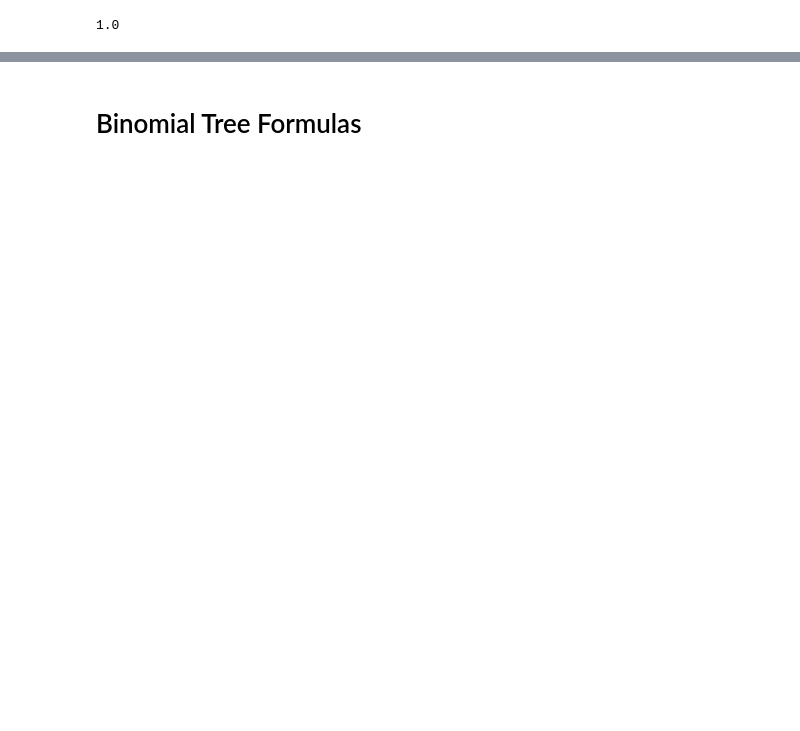
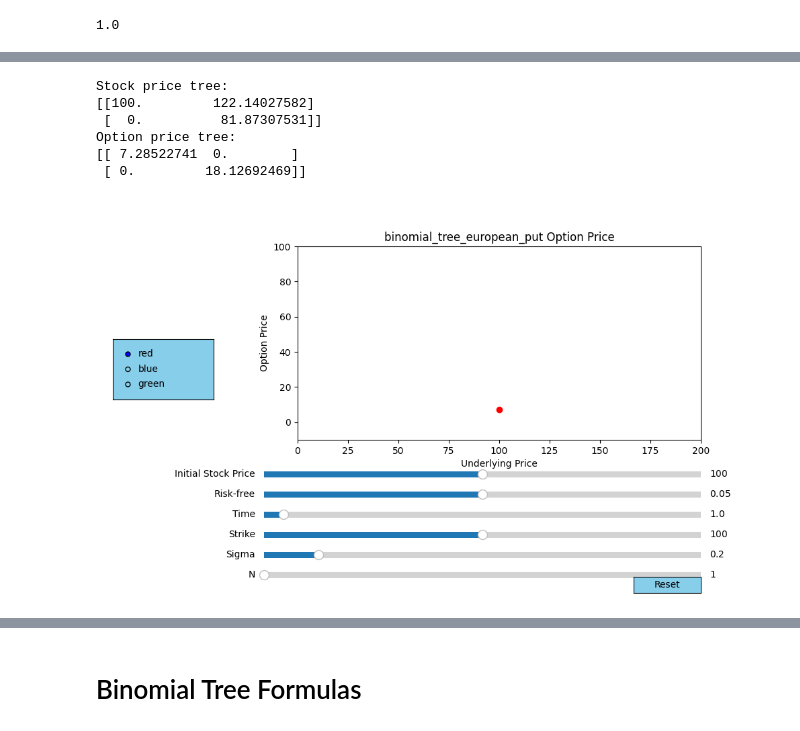
Before and after one commit to BennyAng48/QF620, a Jupyter notebook: Binomial_Tree_v1.ipynb, the cells around one changed output, grey strips where cells are left out. Cells and saved outputs as stored; diff of their text form; code cells hidden in the pictures; blank space fills up the shorter version.

Commit message:
Testbed for binomial tree

```diff
--- a/Binomial_Tree_v1.ipynb
+++ b/Binomial_Tree_v1.ipynb
@@ -43,13 +53,13 @@ S_0 = 100, S_u = 120.0, S_d = 90.0, p = 0.5
 ### Keep T and n the same for simplicity sake
 # %%
 # Define the parameters of the binomial tree
-S0 = 100   # Initial stock price
-K = 100    # Strike price
-u = 1.1    # Up factor
-d = 0.9    # Down factor
-r = 0.0    # Risk-free rate
-T = 1      # Time to maturity in years
-n = 1      # Number of time steps
+S0 = 4   # Initial stock price
+K = 5    # Strike price
+u = 2    # Up factor
+d = 0.5    # Down factor
+r = 0.25    # Risk-free rate
+T = 2      # Time to maturity in years
+n = 2      # Number of time steps
 # %%
 # Compute the values of the underlying asset at each node of the tree
 stock_values = np.zeros((n+1, n+1))
@@ -95,0 +110,9 @@ np.exp(0)
+# %%
+# Define the parameters of the binomial tree
+S = 4   # Initial stock price
+K = 5    # Strike price
+u = 2    # Up factor
+d = 0.5    # Down factor
+r = 0.25    # Risk-free rate
+T = 2      # Time to maturity in years
+N = 2      # Number of time steps
@@ -95,0 +335,8 @@ np.exp(0)
+# %%
+# Example usage
+S = 120  # initial stock price
+K = 100  # strike price
+r = 0.1  # risk-free interest rate
+sigma = 0.2  # stock price volatility
+T = 4  # time to maturity (in years)
+N = 4  # number of time steps in the binomial tree
@@ -95,0 +466,11 @@ np.exp(0)
+# %%
+# Run the function with the put option model
+BinomialTree(binomial_tree_european_put)
+# %% [output]
+Stock price tree:
+[[100.         122.14027582]
+ [  0.          81.87307531]]
+Option price tree:
+[[ 7.28522741  0.        ]
+ [ 0.         18.12692469]]
+[figure, added]
```
Also changed, not shown: parts of 42 cells of this notebook.
